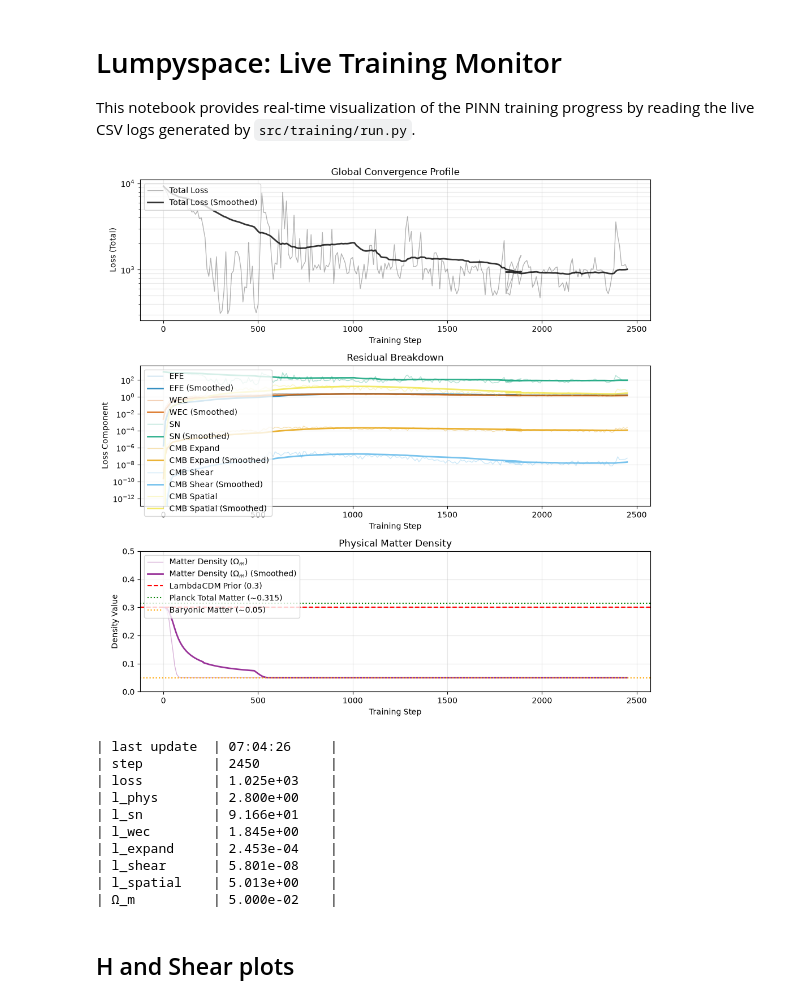
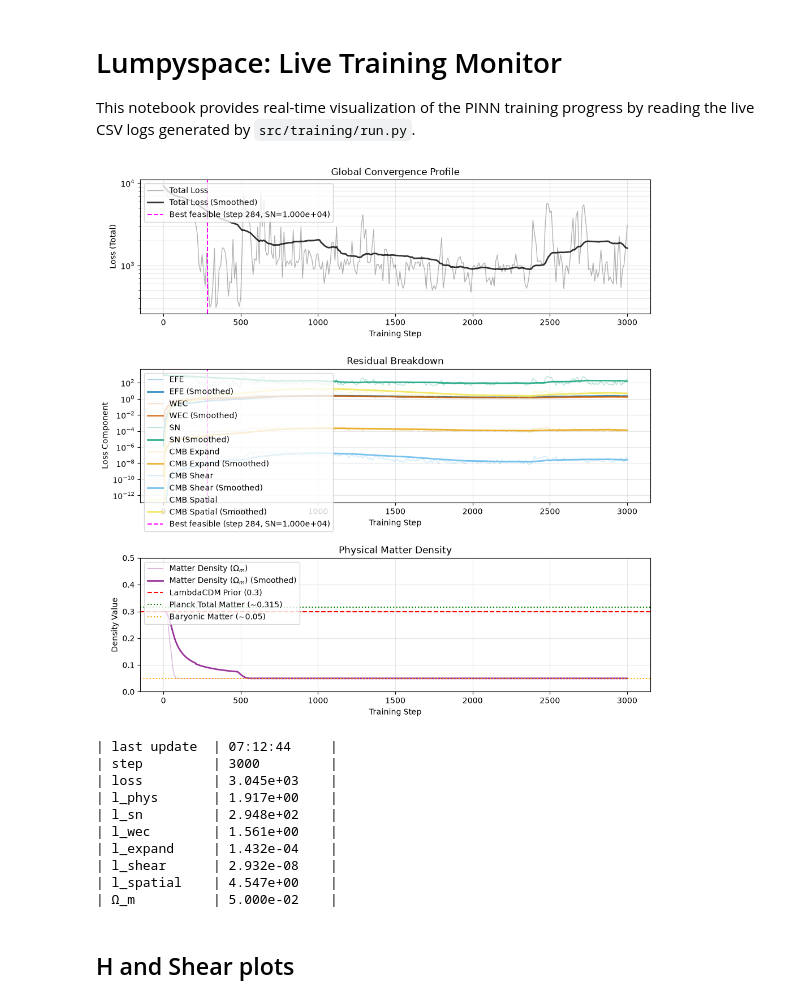
Before and after one commit to dmah42/lumpyspace, a Jupyter notebook: notebooks/monitor_training.ipynb, the cells around one changed output. Cells and saved outputs as stored; diff of their text form; code cells hidden in the pictures.

```diff
--- a/notebooks/monitor_training.ipynb
+++ b/notebooks/monitor_training.ipynb
@@ -2,6 +2,7 @@
 # Lumpyspace: Live Training Monitor
 This notebook provides real-time visualization of the PINN training progress by reading the live CSV logs generated by `src/training/run.py`.
 # %%
+import json
 import os
 import sys
 import time
@@ -25,6 +26,7 @@ from src.training.loss import (
 
 # Path to the production logs
 log_path = "../logs/training_metrics.csv"
+best_meta_path = "../checkpoints/pinn_metric.eqx.meta"
 
 # Okabe-Ito Color Palette
 color_efe = "#0072B2"  # Blue
@@ -53,6 +55,33 @@ def plot_with_smoothing(ax, df_x, df_y, label, color):
     linewidth=2,
     alpha=0.8,
   )
+
+
+def plot_best_feasible(*axes):
+  """Marks the best-feasible checkpoint's step, if one has been saved yet.
+
+  "Best" is the lowest SN chi-squared among steps where the WEC/CMB hinge
+  constraints are fully satisfied (see save_checkpoint in
+  src/training/trainer.py).
+  """
+  if not os.path.exists(best_meta_path):
+    return
+  try:
+    with open(best_meta_path) as f:
+      best_state = json.load(f)
+    best_step = best_state["step"]
+    best_sn = best_state["best_feasible_sn"]
+  except (json.JSONDecodeError, KeyError):
+    return
+  for a in axes:
+    a.axvline(
+      best_step,
+      color="magenta",
+      linestyle="--",
+      linewidth=1.5,
+      label=f"Best feasible (step {best_step}, SN={best_sn:.3e})",
+    )
+    a.legend(loc="upper left")
 
 
 def monitor_convergence():
@@ -105,6 +134,10 @@ def monitor_convergence():
         ax[1].grid(True, which="both", ls="-", alpha=0.3)
         ax[1].legend(loc="upper left")
 
+        # Mark the best-feasible checkpoint on both panels above, since it's
+        # no longer just the visual minimum of the Total Loss curve.
+        plot_best_feasible(ax[0], ax[1])
+
         # Plot Physical Matter Density
         plot_with_smoothing(
           ax[2],
@@ -134,44 +167,44 @@ def monitor_convergence():
         ax[2].legend(loc="upper left")
 
         plt.tight_layout()
         plt.show()
 
         print(f"| {'last update':<12} | {time.strftime('%H:%M:%S'):<12} |")
         print(f"| {'step':<12} | {df['step'].iloc[-1]:<12} |")
 
         for metric in [
           METRIC_LOSS,
           METRIC_PHYS,
           METRIC_SN,
           METRIC_WEC,
           METRIC_EXPAND,
           METRIC_SHEAR,
           METRIC_SPATIAL,
         ]:
           print(f"| {metric:<12} | {df[metric].iloc[-1]:<12.3e} |")
 
-        print(f"| {'\u03a9_m':<12} | {df[METRIC_OMEGA_M].iloc[-1]:<12.3e} |")
+        print(f"| {'Ω_m':<12} | {df[METRIC_OMEGA_M].iloc[-1]:<12.3e} |")
 
         # Plot once and return
         return
     except Exception as e:
       print(f"Error reading logs: {e}")
 
     time.sleep(10)  # Refresh every 10 seconds to reduce IO overhead
 
 
 monitor_convergence()
 # %% [output]
-[figure, old version]
+[figure, new version]
-| last update  | 07:04:26     |
-| step         | 2450         |
-| loss         | 1.025e+03    |
-| l_phys       | 2.800e+00    |
-| l_sn         | 9.166e+01    |
-| l_wec        | 1.845e+00    |
-| l_expand     | 2.453e-04    |
-| l_shear      | 5.801e-08    |
-| l_spatial    | 5.013e+00    |
+| last update  | 07:12:44     |
+| step         | 3000         |
+| loss         | 3.045e+03    |
+| l_phys       | 1.917e+00    |
+| l_sn         | 2.948e+02    |
+| l_wec        | 1.561e+00    |
+| l_expand     | 1.432e-04    |
+| l_shear      | 2.932e-08    |
+| l_spatial    | 4.547e+00    |
 | Ω_m          | 5.000e-02    |
 # %% [markdown]
 ## H and Shear plots
```
Also changed, not shown: 3 other files.
